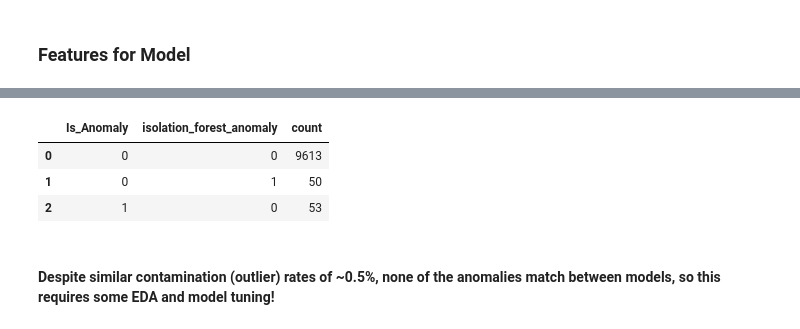
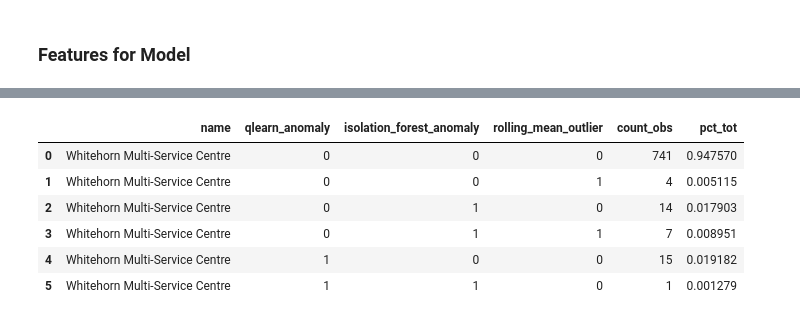
Before and after one commit to mwheeler235/ts-anamoly-detection-q-learning, a Jupyter notebook: src/energy_ts_qlearn.ipynb, the cells around one changed output, grey strips where cells are left out. Saved outputs shown, nothing was run; the diff lists cells and outputs as text; code cells hidden in the pictures.

```diff
--- a/src/energy_ts_qlearn.ipynb
+++ b/src/energy_ts_qlearn.ipynb
@@ -304,7 +323,7 @@ feature_cols = [
     "rolling_max",
     "rolling_min",
     "lag_1",
-    "lag_6",
+    "lag_3",
     "pct_change",
 ]
 
@@ -348,2 +368,13 @@ def estimate_contamination(X):
+# %%
+def calc_outliers(df, feature, std_dev_threshold):
+
+    X_feat = scaler.fit_transform(df[[feature]])
+    df_feat = pd.DataFrame(X_feat, columns=[f'{feature}_scaled']).join(df[[feature, 'kWh']])
+
+    df_feat['avg'] = df_feat[f'{feature}_scaled'].mean()
+    df_feat['std'] = df_feat[f'{feature}_scaled'].std()
+    df_feat[f'{feature}_outlier'] = np.where( abs(df_feat[f'{feature}_scaled'] - df_feat['avg']) > std_dev_threshold*df_feat['std'], 1, 0)
+
+    return df_feat
 # %%
 # Estimate the contamination rate
@@ -356,7 +389,7 @@ np.float64(0.0047473240016467685)
 # %%
 X_train, X_val = train_test_split(X, test_size=0.2, random_state=12)
 
-clf = IsolationForest(contamination=contamination, random_state=12)
+clf = IsolationForest(contamination=0.0217, random_state=12)
 
 # Fit the Isolation Forest model on the training data
 clf.fit(X_train)
@@ -410,0 +455,3 @@ plt.show()
+# %%
+df_complete_ground_truth = calc_outliers(df=df2, feature='rolling_mean', std_dev_threshold=1.75)
+df3 = df2.join(df_complete_ground_truth[['rolling_mean_outlier']])
@@ -411,9 +490,16 @@ plt.show()
 # %%
-df2.groupby(['Is_Anomaly','isolation_forest_anomaly']).agg({'datetime':'count'}).rename(columns={'datetime':'count'}).reset_index()
+df_summary = df3.groupby(['name','qlearn_anomaly','isolation_forest_anomaly','rolling_mean_outlier']).agg({'date':'count'}).rename(columns={'date':'count_obs'}).reset_index()
+df_summary
+df_tot = df_summary.groupby(['name']).agg({'count_obs':'sum'}).rename(columns={'count_obs':'tot_obs'}).reset_index()
+df_summary2 = df_summary.merge(df_tot, how='left', on='name')
+df_summary2['pct_tot'] = df_summary2.count_obs/df_summary2.tot_obs
+df_summary2.drop(columns=['tot_obs'], inplace=True)
+df_summary2
 # %% [output]
-|  | Is_Anomaly | isolation_forest_anomaly | count |
-| 0 | 0 | 0 | 9613 |
-| 1 | 0 | 1 | 50 |
-| 2 | 1 | 0 | 53 |
+|  | name | qlearn_anomaly | isolation_forest_anomaly | rolling_mean_outlier | count_obs | pct_tot |
+| 0 | Whitehorn Multi-Service Centre | 0 | 0 | 0 | 741 | 0.947570 |
+| 1 | Whitehorn Multi-Service Centre | 0 | 0 | 1 | 4 | 0.005115 |
+| 2 | Whitehorn Multi-Service Centre | 0 | 1 | 0 | 14 | 0.017903 |
+| 3 | Whitehorn Multi-Service Centre | 0 | 1 | 1 | 7 | 0.008951 |
+| 4 | Whitehorn Multi-Service Centre | 1 | 0 | 0 | 15 | 0.019182 |
+| 5 | Whitehorn Multi-Service Centre | 1 | 1 | 0 | 1 | 0.001279 |
-# %% [markdown]
-#### Despite similar contamination (outlier) rates of ~0.5%, none of the anomalies match between models, so this requires some EDA and model tuning!
```
Also changed, not shown: parts of 41 cells of this notebook, 13 other files.
